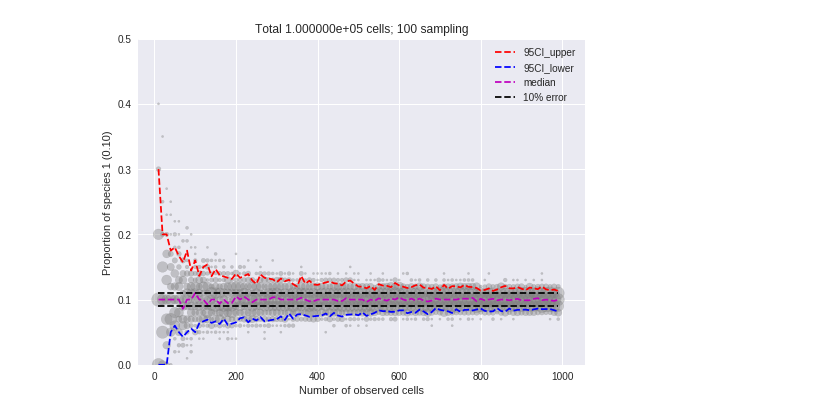
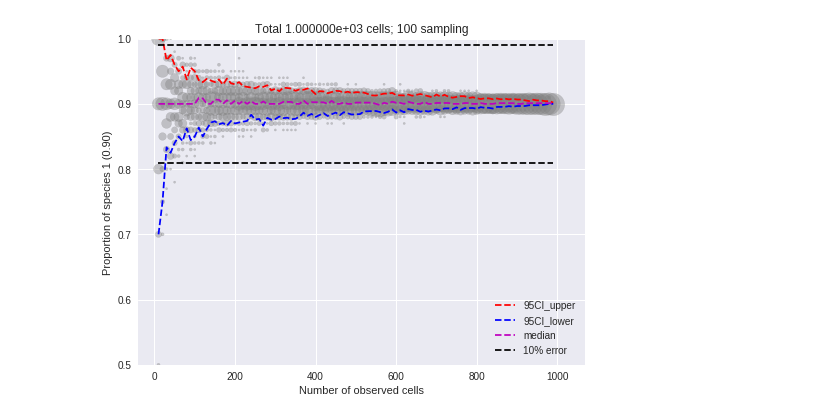
Before and after one commit to taejoonlab/microbe-toolbox, a Jupyter notebook: ProkFISHquant/ProkFISHquant-Sim1.ipynb, the cells around one changed output. Saved outputs shown, nothing was run; the diff lists cells and outputs as text; code cells hidden in the pictures.

```diff
--- a/ProkFISHquant/ProkFISHquant-Sim1.ipynb
+++ b/ProkFISHquant/ProkFISHquant-Sim1.ipynb
@@ -8,12 +8,12 @@ import matplotlib.pyplot as plt
 count_sampling = 100
 
 #total_num_cells = 1e6
-total_num_cells = 1e5
+#total_num_cells = 1e5
 #total_num_cells = 1e4
-#total_num_cells = 1e3
+total_num_cells = 1e3
 
 
-sp1_percent = 0.1
+sp1_percent = 0.90
 sp2_percent = 1.0 - sp1_percent
 
 sp1_cell_narray = np.zeros(int(total_num_cells*sp1_percent))
@@ -28,17 +28,18 @@ ax1 = fig.add_subplot(1,1,1)
 #range_cell_count = range(10, 2500, 50)
 range_cell_count = range(10, 1000, 10)
 
-upper_95ci_list = []
-median_list = []
-lower_95ci_list = []
-
 upper_95ci_idx = int(count_sampling*0.95)
 median_idx = int(count_sampling*0.5)
 lower_95ci_idx = int(count_sampling*0.05)
 
+upper_95ci_list = []
+lower_95ci_list = []
+median_list = []
+
 for tmp_cell_count in range_cell_count:
   y_list = []
   y_count = dict()
+
   for i in range(0,count_sampling):
     imaged_cell_list = random.sample(list(cell_list), tmp_cell_count)
     tmp_sp1_percent = imaged_cell_list.count(0)/tmp_cell_count
@@ -54,35 +55,35 @@ for tmp_cell_count in range_cell_count:
 
   y_list_sorted = sorted(y_list)
   upper_95ci_list.append(y_list_sorted[upper_95ci_idx])
   lower_95ci_list.append(y_list_sorted[lower_95ci_idx])
   median_list.append(y_list_sorted[median_idx])
 
   #if upper_95ci_list[-1] < sp1_percent*1.1 and \
   #  lower_95ci_list[-1] > sp1_percent*0.9:
   #    print(tmp_cell_count, upper_95ci_list[-1], lower_95ci_list[-1])
 
   x_list = [tmp_cell_count for x in range(len(y_count))]
   y_key_list = sorted(y_count.keys())
   y_val_list = [float(tmp_y) for tmp_y in y_key_list]
   z_list = [y_count[tmp_y]*5 for tmp_y in y_key_list]
   ax1.scatter(x_list, y_val_list, s=z_list, alpha=0.4, c='grey')
 
 ax1.plot(range_cell_count, upper_95ci_list, 'r--', label="95CI_upper")
 ax1.plot(range_cell_count, lower_95ci_list, 'b--', label='95CI_lower')
 ax1.plot(range_cell_count, median_list, 'm--', label="median")
 ax1.plot(range_cell_count, [sp1_percent*1.1 for x in median_list], 'k--', label="10% error")
 ax1.plot(range_cell_count, [sp1_percent*0.9 for x in median_list], 'k--')
 
 #ax1.set_ylim(0.2,0.8)
 ax1.set_title("Total %e cells; %d sampling" % (total_num_cells, count_sampling))
 ax1.set_ylabel("Proportion of species 1 (%.2f)" % sp1_percent)
 ax1.set_xlabel("Number of observed cells")
-ax1.legend(loc='upper right')
-ax1.set_ylim(0.0,0.5)
+ax1.legend(loc='lower right')
+ax1.set_ylim(0.5, 1.0)
 #plt.show()
 
-plt.savefig("plot-10-1e5.pdf")
+plt.savefig("plot-90-1e3.pdf")
 from google.colab import files
-files.download("plot-10-1e5.pdf")
+files.download("plot-90-1e3.pdf")
 # %% [output]
-[figure, old version]
+[figure, new version]
```
Also changed, not shown: parts of 1 cell of this notebook.
